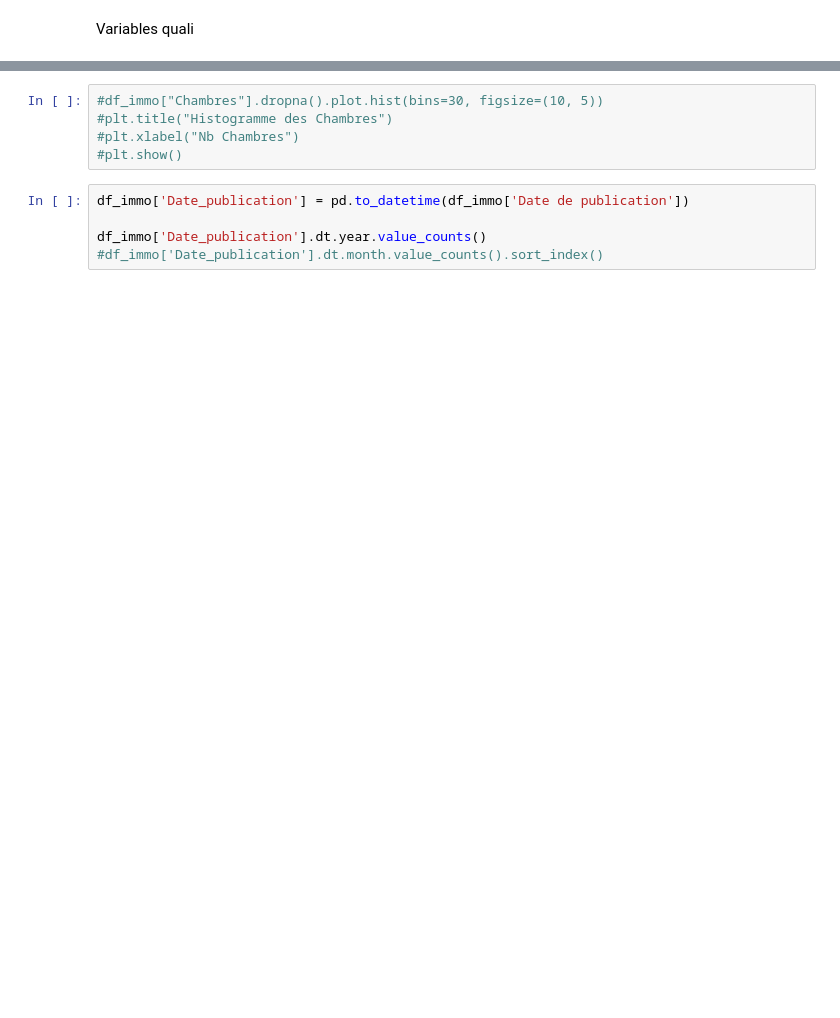
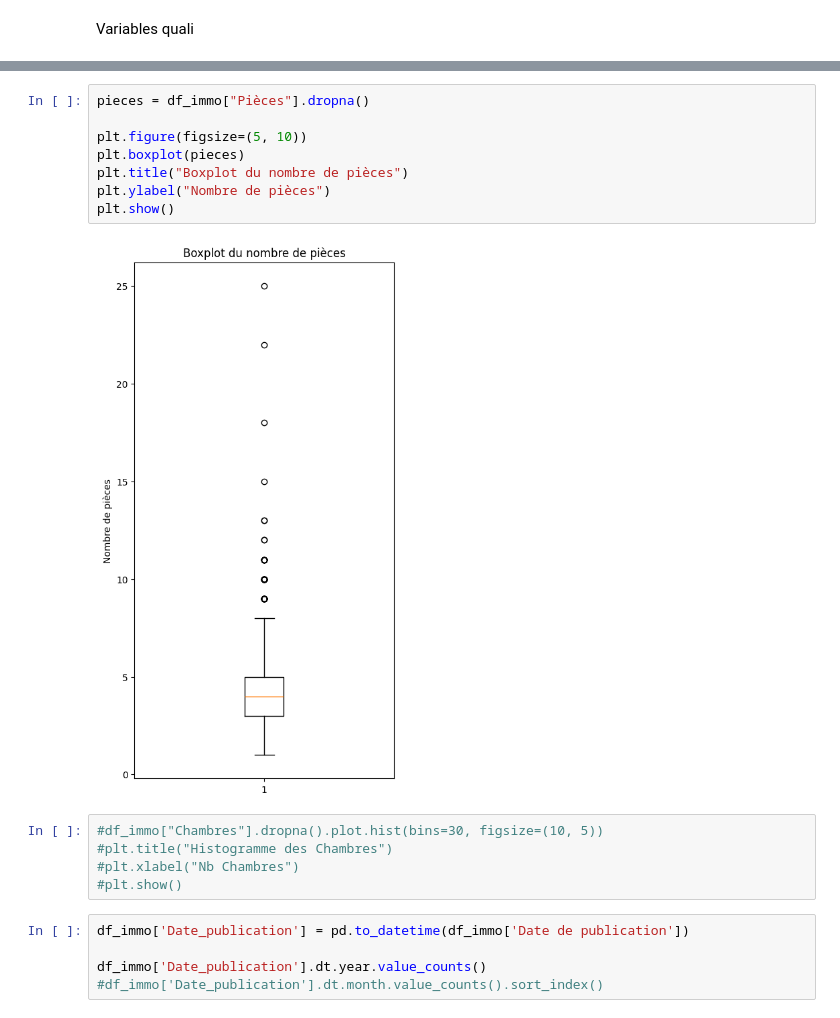
Before and after one commit to sodagt/nlp_immo, a Jupyter notebook: notebooks/exploration.ipynb, the cells around one changed output, grey strips where cells are left out. Saved outputs shown, nothing was run; the diff lists cells and outputs as text; blank space fills up the shorter version.

```diff
--- a/notebooks/exploration.ipynb
+++ b/notebooks/exploration.ipynb
@@ -218,6 +289,16 @@ plt.ylabel("Nombre de chambres")
 plt.show()
 # %% [output]
 [figure]
+# %%
+pieces = df_immo["Pièces"].dropna()
+
+plt.figure(figsize=(5, 10))
+plt.boxplot(pieces)
+plt.title("Boxplot du nombre de pièces")
+plt.ylabel("Nombre de pièces")
+plt.show()
+# %% [output]
+[figure, added]
 # %%
 #df_immo["Chambres"].dropna().plot.hist(bins=30, figsize=(10, 5))
 #plt.title("Histogramme des Chambres")
```
Also changed, not shown: parts of 163 cells of this notebook, 5 other files.
